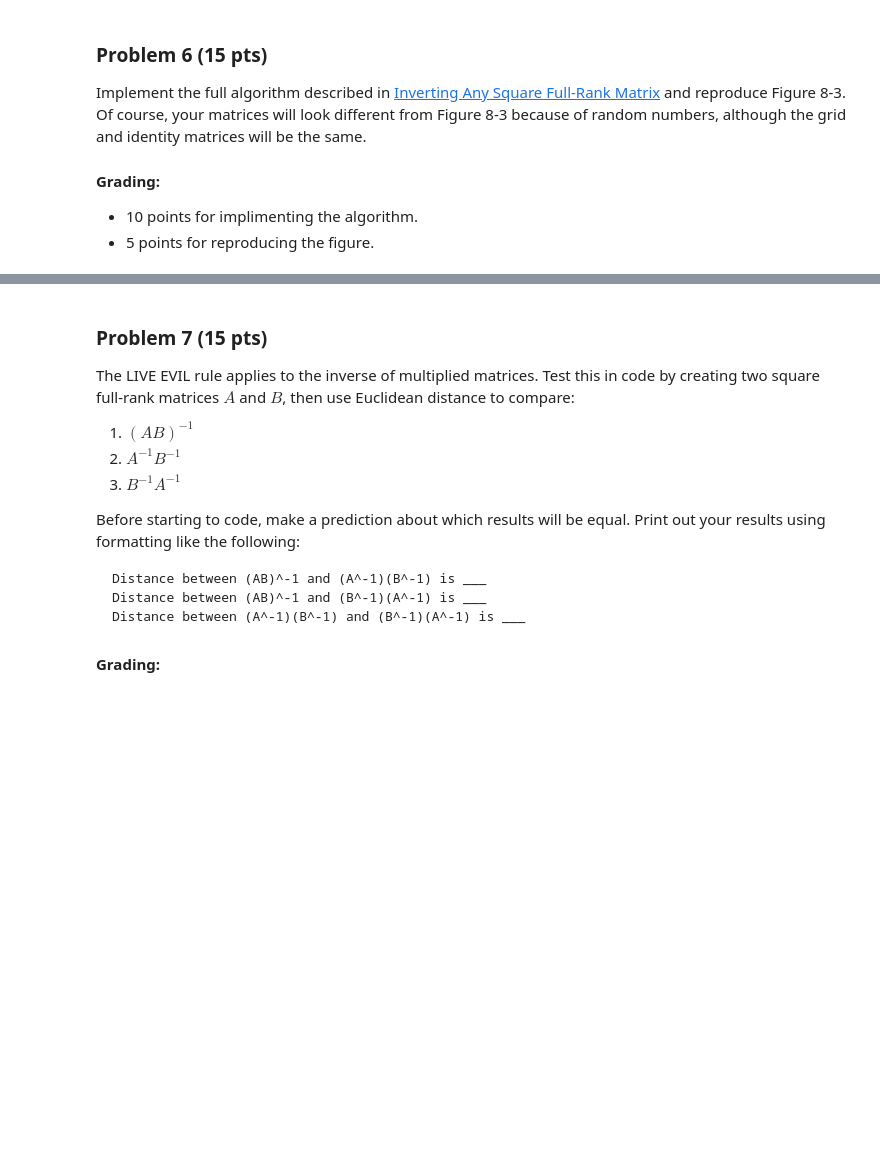
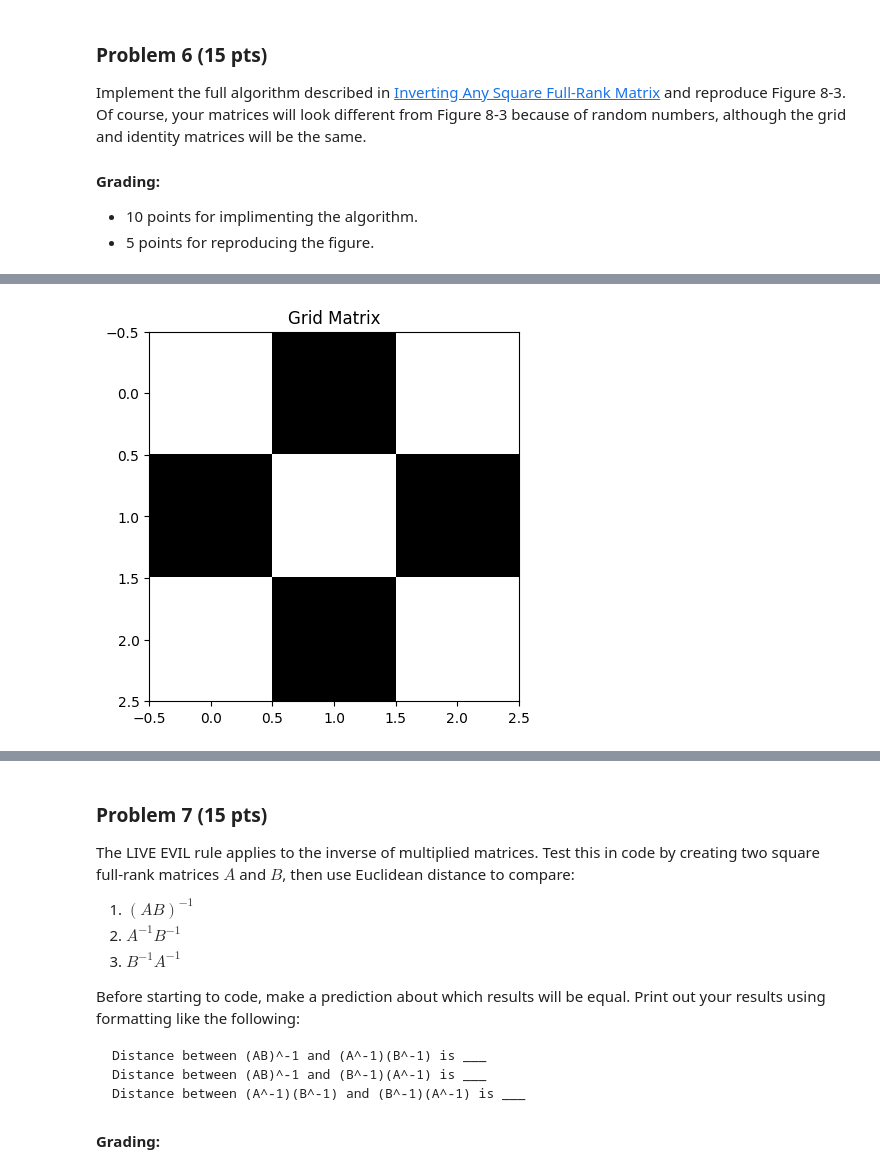
Before and after one commit to jklinck/AD450Winter2026, a Jupyter notebook: week_10_agg.ipynb, the cells around one changed output, grey strips where cells are left out. Saved outputs shown, nothing was run; the diff lists cells and outputs as text; code cells hidden in the pictures; blank space fills up the shorter version.

```diff
--- a/week_10_agg.ipynb
+++ b/week_10_agg.ipynb
@@ -300,0 +475,6 @@ Implement the full algorithm described in [Inverting Any Square Full-Rank Matrix
+# %%
+plt.imshow(grid_mat, cmap='gray')
+plt.title('Grid Matrix')
+plt.show()
+# %% [output]
+[figure, added]
```
Also changed, not shown: parts of 9 cells of this notebook.
